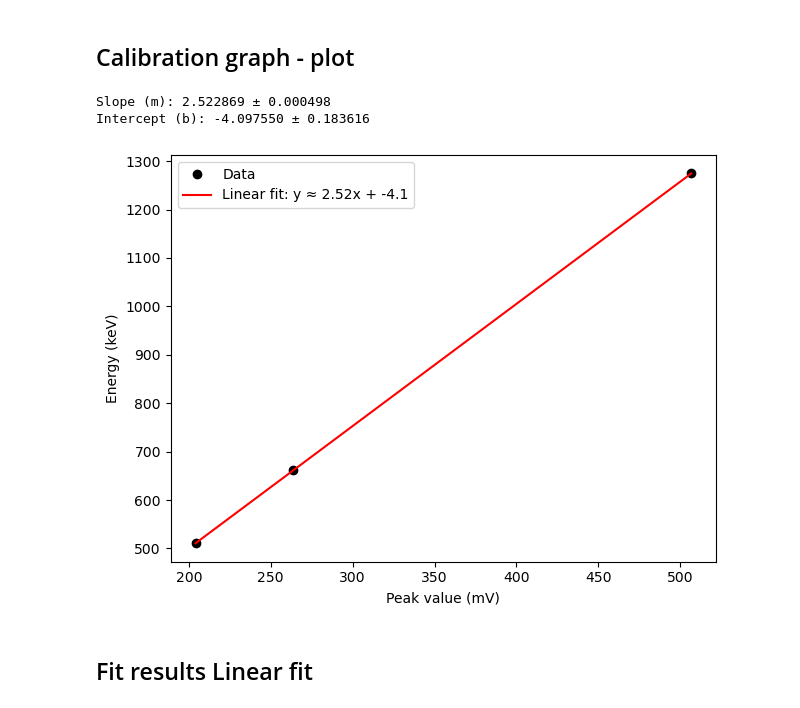
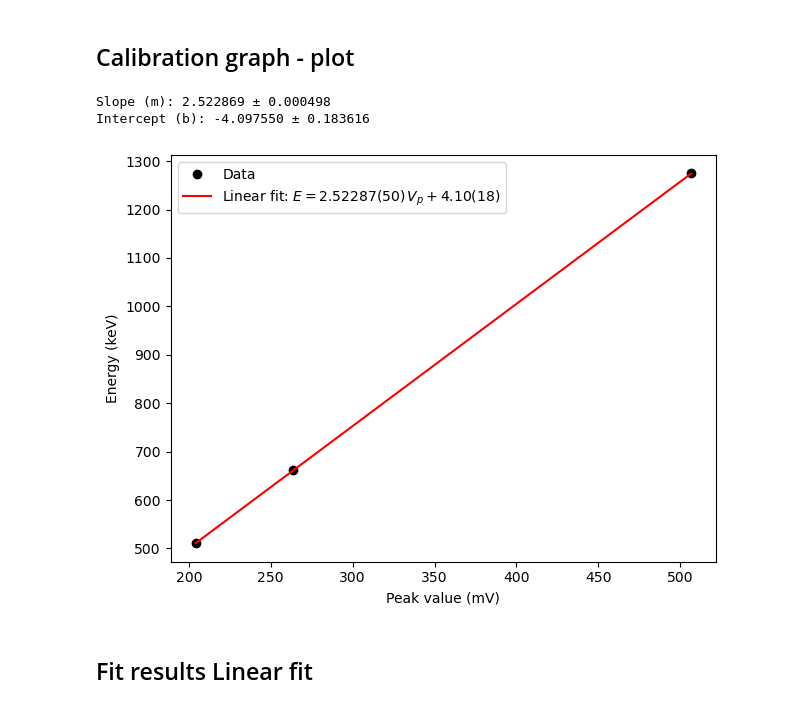
Before and after one commit to SannevWestrenen/NSP2-Particle-Physics---Charley-Sanne, a Jupyter notebook: calibration/Particle Physics - Charley & Sanne.ipynb, the cells around one changed output. Saved outputs shown, nothing was run; the diff lists cells and outputs as text; code cells hidden in the pictures.

```diff
--- a/calibration/Particle Physics - Charley & Sanne.ipynb
+++ b/calibration/Particle Physics - Charley & Sanne.ipynb
@@ -274,31 +274,31 @@ Errors: [0.26247943834914533, 0.0620692817341873, 0.08065472549870456]
 # %%
 # Use slope and intercept from lmfit result
 slope = fit_result.params['slope'].value
 intercept = fit_result.params['intercept'].value
 slope_err = fit_result.params['slope'].stderr
 intercept_err = fit_result.params['intercept'].stderr
 
 print(f"Slope (m): {slope:.6f} ± {slope_err:.6f}")
 print(f"Intercept (b): {intercept:.6f} ± {intercept_err:.6f}")
 
 # Generate fit line using lmfit slope/intercept
 x_fit = np.linspace(min(centers), max(centers), 500)
 y_fit = slope * x_fit + intercept
 
 #  Plot
 plt.figure()
 plt.plot(centers, peak_values, 'ko', label='Data')
-plt.plot(x_fit, y_fit, 'r-', label='Linear fit: y ≈ 2.52x + -4.1')
+plt.plot(x_fit, y_fit, 'r-', label=r'Linear fit: $E = 2.52287(50)\,V_p + 4.10(18)$')
 plt.xlabel("Peak value (mV)")
 plt.ylabel("Energy (keV)")
 plt.legend()
 plt.tight_layout()
 plt.savefig("Calibration_graph.png")
 plt.show()
 # %% [output]
 Slope (m): 2.522869 ± 0.000498
 Intercept (b): -4.097550 ± 0.183616
-[figure, old version]
+[figure, new version]
 # %% [markdown]
 ## Fit results Linear fit
 # %%
```
Also changed, not shown: parts of 8 cells of this notebook.
